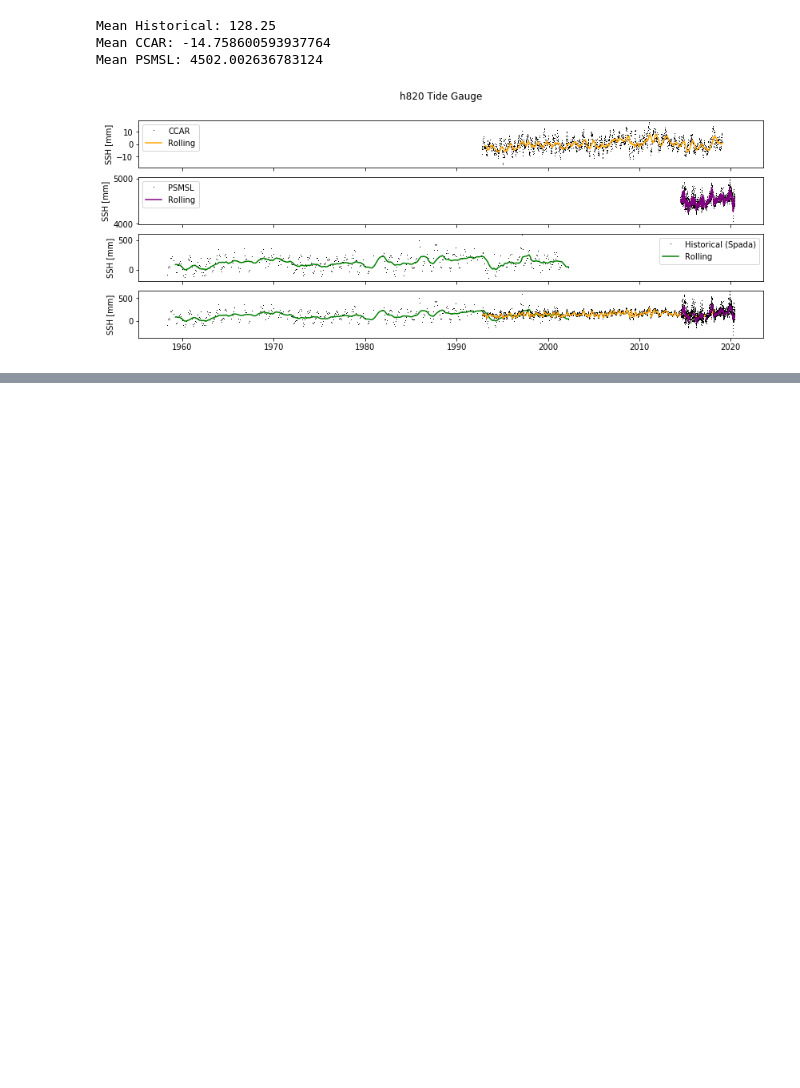
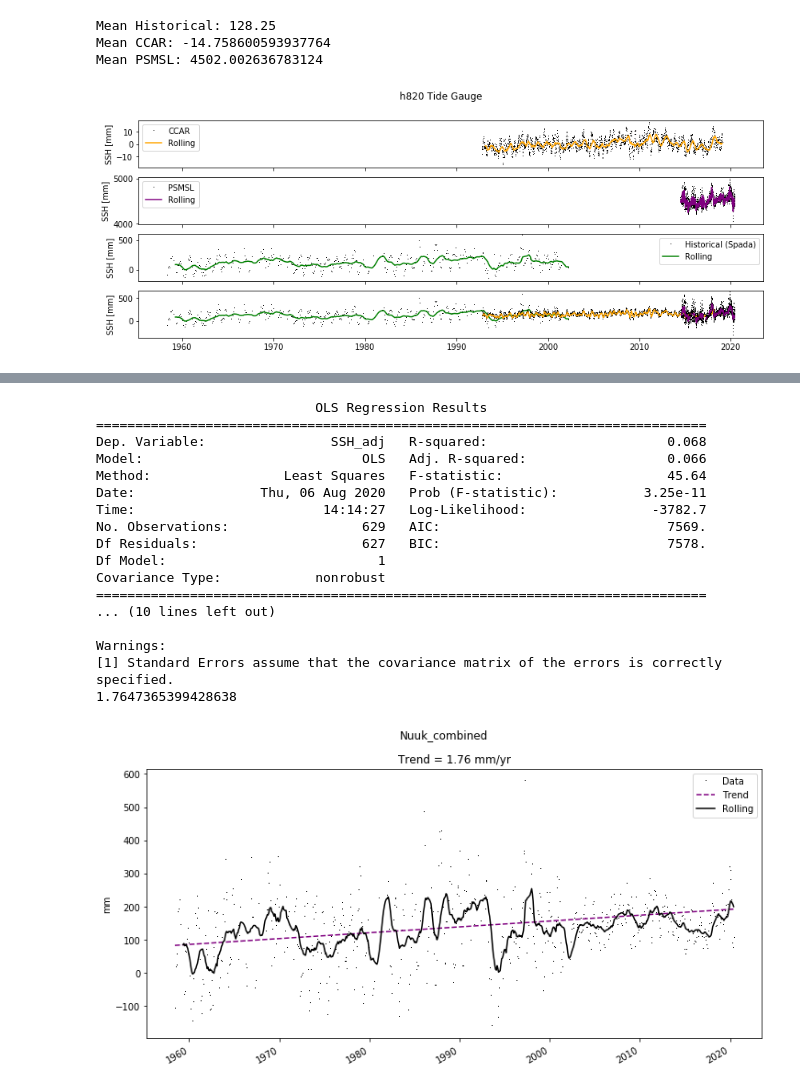
Before and after one commit to ldeo-arctictides/tidegauges-historical, a Jupyter notebook: example_read_psmsl.ipynb, the cells around one changed output, grey strips where cells are left out. Drawn from its saved outputs; the diff is of its cells as text; code cells hidden in the pictures; blank space fills up the shorter version.

```diff
--- a/example_read_psmsl.ipynb
+++ b/example_read_psmsl.ipynb
@@ -489,0 +532,63 @@ plt.savefig('figs/lineplot_stacked_TG_Nuuk_CCARPSMSLSPADA+combined.png')
+# %%
+def plot_OLS_overlay_smoothing(df, res, site, var, data_units, simpletrend=True):
+    import matplotlib.pyplot as plt
+    from tidegauge_functions import convert_trend_toyearly
+
+    fig, ax = plt.subplots(1, 1, figsize=(12,6));
+    ax.plot(df[var].dropna().index, df[var].dropna().values,
+            label='Data', marker=',', linestyle='', color='black')
+
+    ## Plot linea model
+    if simpletrend:
+        ax.plot((df[var].index[0], df[var].index[-1]),
+            (res.params.x1*1 + res.params.const, res.params.x1*df.shape[0] + res.params.const),
+               label='Trend', linestyle='--', color='purple')
+    else:
+            ax.plot(df[var].index, [res.params.x1*i + res.params.const for i in np.arange(len(df[var]))])
+
+    ##
+    df[var].interpolate().rolling(window = 12).mean().plot(label='Rolling', color='black')
+
+    ## zero line
+#     ax.plot((df[var].index[0], df[var].index[-1]), (0, 0), 'k')
+
+    ## customize
+    trend = convert_trend_toyearly(df_combined_MM, res)
+    ax.set_title(f"Trend = {trend:.2f} mm/yr");
+
+    ##
+    ax.set_ylabel(data_units)
+    plt.suptitle(f"{site}")
+    plt.legend()
+    plt.savefig(f'figs/test_GPS_OLS_{site}.png')
+# %%
+from tidegauge_functions import calc_OLS_tides, convert_trend_toyearly, plot_OLS_overlay
+
+df_combined_MM = df_combined.resample('M').mean()
+
+res = calc_OLS_tides(df_combined_MM, 'SSH_adj')
+print(res.summary())
+
+trend = convert_trend_toyearly(df_combined_MM, res)
+print(trend)
+
+plot_OLS_overlay_smoothing(df_combined_MM, res, 'Nuuk_combined', 'SSH_adj', 'mm', simpletrend=True)
+# %% [output]
+                            OLS Regression Results
+==============================================================================
+Dep. Variable:                SSH_adj   R-squared:                       0.068
+Model:                            OLS   Adj. R-squared:                  0.066
+Method:                 Least Squares   F-statistic:                     45.64
+Date:                Thu, 06 Aug 2020   Prob (F-statistic):           3.25e-11
+Time:                        14:14:27   Log-Likelihood:                -3782.7
+No. Observations:                 629   AIC:                             7569.
+Df Residuals:                     627   BIC:                             7578.
+Df Model:                           1
+Covariance Type:            nonrobust
+==============================================================================
+... (10 lines left out)
+
+Warnings:
+[1] Standard Errors assume that the covariance matrix of the errors is correctly specified.
+1.7647365399428638
+[figure, added]
```
Also changed, not shown: parts of 1 cell of this notebook, 1 other file.
